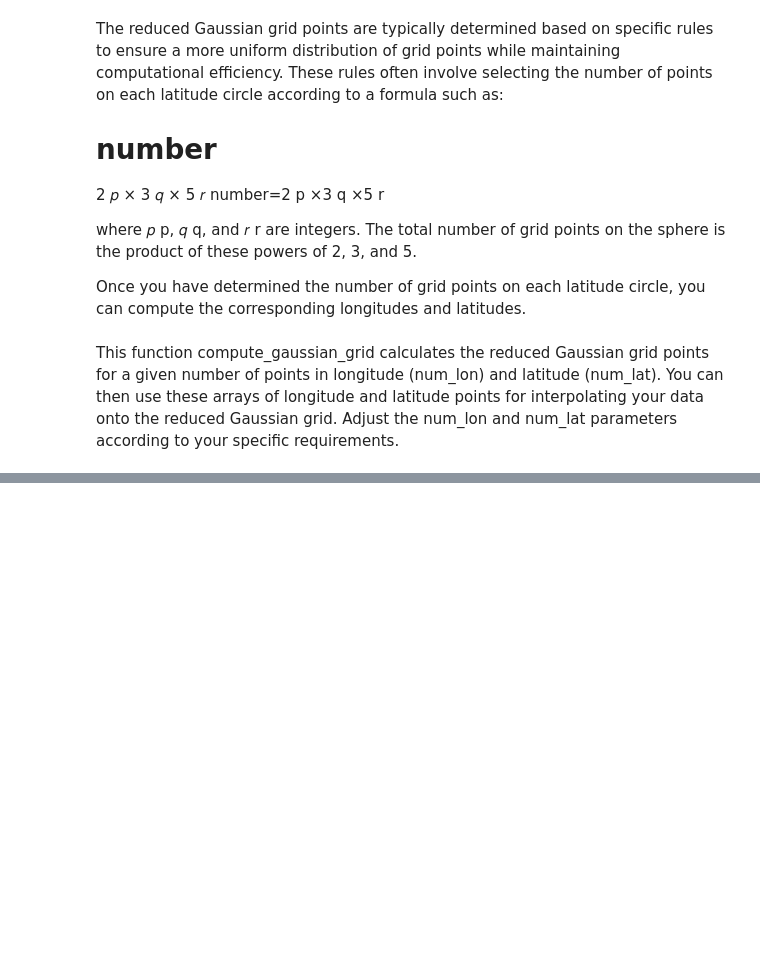
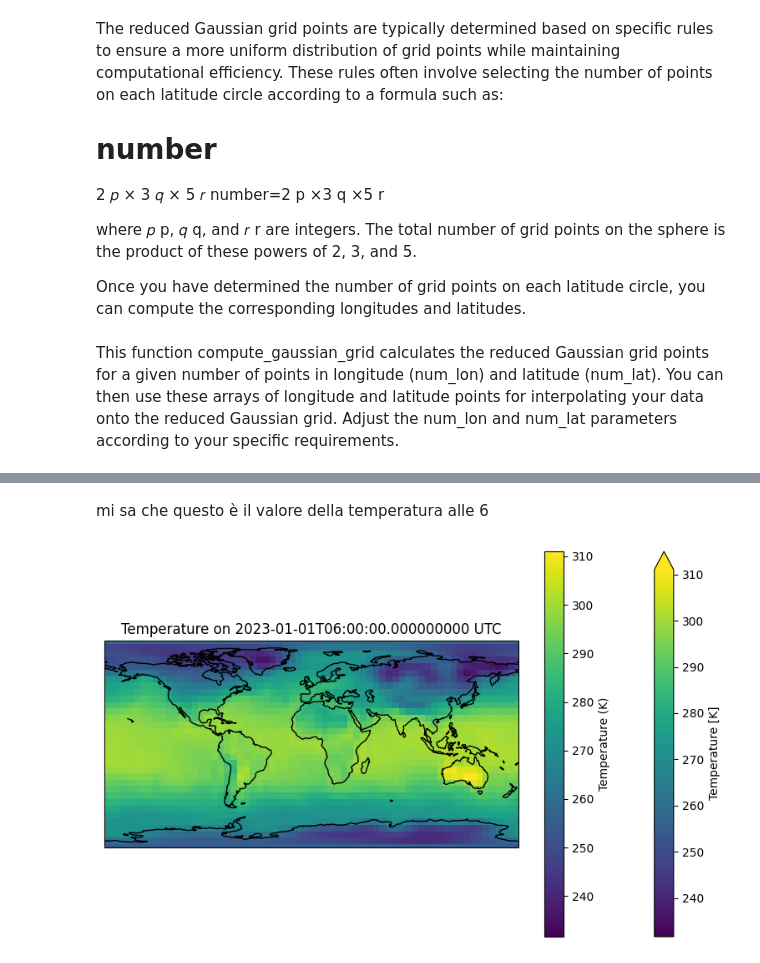
Before and after one commit to Vale150299/espd1-test, a Jupyter notebook: HW1.ipynb, the cells around one changed output, grey strips where cells are left out. Drawn from its saved outputs; the diff is of its cells as text; code cells hidden in the pictures; blank space fills up the shorter version.

```diff
--- a/HW1.ipynb
+++ b/HW1.ipynb
@@ -182,0 +368,10 @@ Attributes:
+# %%
+import xarray as xr
+
+# Open the NetCDF file
+data = xr.open_dataset('test.nc3')
+
+
+# Access the temperature variable 't' and display its data
+temperature_data3 = data['t']
+print(temperature_data3)
@@ -357,0 +710,32 @@ This function compute_gaussian_grid calculates the reduced Gaussian grid points
+# %% [markdown]
+mi sa che questo è il valore della temperatura alle 6
+# %%
+import matplotlib.pyplot as plt
+import cartopy.crs as ccrs
+
+# Create a new figure
+plt.figure(figsize=(10, 6))
+
+# Define the projection (PlateCarree for lat/lon data)
+ax = plt.axes(projection=ccrs.PlateCarree())
+
+# Plot temperature data
+pcm = temperature_data3.isel(time=0).plot.pcolormesh(ax=ax, transform=ccrs.PlateCarree(),
+                                                     x='longitude', y='latitude',
+                                                     cmap='viridis',
+                                                     vmin=temperature_data.min(),
+                                                     vmax=temperature_data.max())
+
+# Add coastlines
+ax.coastlines()
+
+# Add a colorbar
+plt.colorbar(pcm, label='Temperature (K)')
+
+# Add title
+plt.title('Temperature on {} UTC'.format(temperature_data3.time.values[0]))
+
+# Show the plot
+plt.show()
+# %% [output]
+[figure, added]
```
Also changed, not shown: parts of 25 cells of this notebook.
